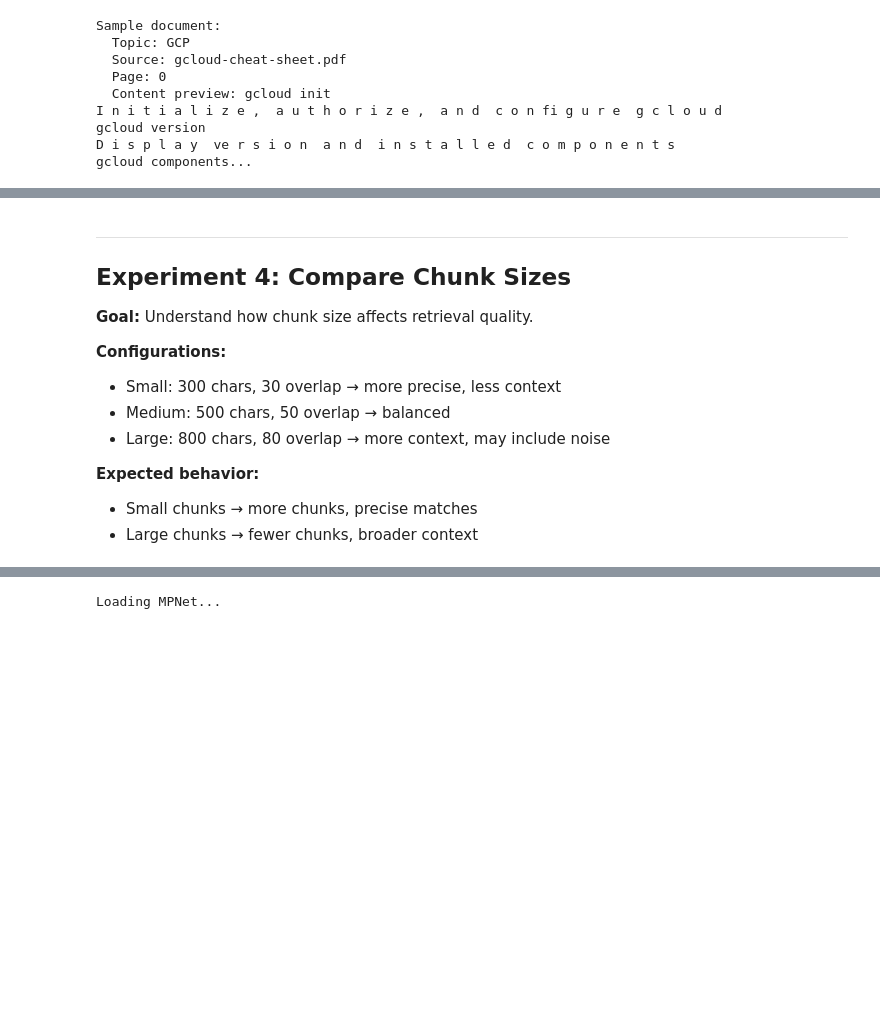
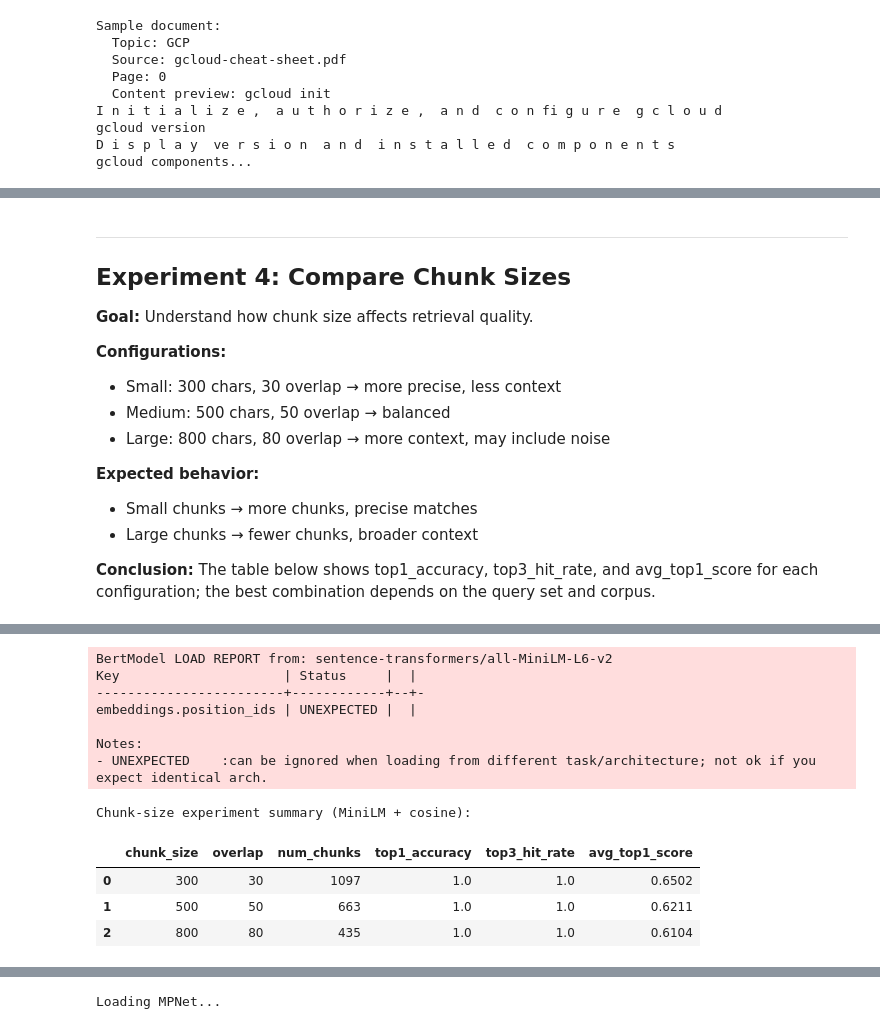
Before and after one commit to tkhamidulinnn/RAG-First-Project, a Jupyter notebook: notebooks/week2_faiss_retrieval_pipeline.ipynb, the cells around one changed output, grey strips where cells are left out. Drawn from its saved outputs; the diff is of its cells as text; code cells hidden in the pictures; blank space fills up the shorter version.

```diff
--- a/notebooks/week2_faiss_retrieval_pipeline.ipynb
+++ b/notebooks/week2_faiss_retrieval_pipeline.ipynb
@@ -323,18 +506,4 @@ Apr ...
 # %%
-# Test retrieval with ONE query
-query = "What is GIT?"
-query_embedding = model.encode([query], normalize_embeddings=True)
-query_embedding = np.array(query_embedding, dtype="float32")
-
-# Search top 3
-k = 3
-scores, indices = index.search(query_embedding, k)
-
-print(f"Query: '{query}'")
-print(f"\nTop {k} results:")
-for rank, (score, idx) in enumerate(zip(scores[0], indices[0]), 1):
-    chunk = chunks[idx]
-    print(f"\n{rank}. [{chunk.metadata['topic']}] score={score:.4f}")
-    print(f"   Source: {chunk.metadata['source']}")
-    print(f"   {chunk.page_content[:150]}...")
+print(f"Selected chunk strategy for the rest of Week 2: {CHOSEN_STRATEGY}")
+print("Reason: best top-1 relevance (tie-breaker: higher average top-1 cosine score).")
 # %% [output]
@@ -404,6 +567,8 @@ to...
 **Expected behavior:**
 - Small chunks → more chunks, precise matches
 - Large chunks → fewer chunks, broader context
+
+**Conclusion:** The table below shows top1_accuracy, top3_hit_rate, and avg_top1_score for each configuration; the best combination depends on the query set and corpus.
 # %%
 chunk_configs = [
     {"chunk_size": 300, "overlap": 30},
@@ -411,19 +576,40 @@ chunk_configs = [
     {"chunk_size": 800, "overlap": 80},
 ]
 
-print("Chunk size comparison:")
-print("=" * 50)
+# Evaluate chunk-size impact with fixed model/metric (MPNet + cosine)
+chunk_eval_rows = []
+for cfg in chunk_configs:
+    chunks_temp = chunk_documents(raw_docs, cfg["chunk_size"], cfg["overlap"])
+    store_temp = VectorStore(model_id=EMBEDDING_MODEL_ID)
+    store_temp.build_index(chunks_temp)
+    rag_temp = RAG(store_temp)
 
-for cfg in chunk_configs:
-    splitter = RecursiveCharacterTextSplitter(
-        chunk_size=cfg["chunk_size"],
-        chunk_overlap=cfg["overlap"],
-    )
-    chunks_temp = splitter.split_documents(raw_docs)
+    top1_hits = 0
+    top3_hits = 0
+    top1_scores = []
 
-    avg_len = np.mean([len(c.page_content) for c in chunks_temp])
+    for query in TEST_QUERIES:
+        expected = QUERY_EXPECTED_TOPIC[query]
+        results = rag_temp.retrieve(query, top_k=3)
+        top_topics = [r[1].metadata.get("topic", "?") for r in results]
 
-    print(f"\nChunk size: {cfg['chunk_size']}, Overlap: {cfg['overlap']}")
-    print(f"  Total chunks: {len(chunks_temp)}")
-    print(f"  Avg chunk length: {avg_len:.0f} chars")
+        if top_topics and top_topics[0] == expected:
+            top1_hits += 1
+        if expected in top_topics:
+            top3_hits += 1
+        if results:
+            top1_scores.append(results[0][0])
+
+    chunk_eval_rows.append({
+        "chunk_size": cfg["chunk_size"],
+        "overlap": cfg["overlap"],
+        "num_chunks": len(chunks_temp),
+        "top1_accuracy": round(top1_hits / len(TEST_QUERIES), 4),
+        "top3_hit_rate": round(top3_hits / len(TEST_QUERIES), 4),
+        "avg_top1_score": round(float(np.mean(top1_scores)), 4),
+    })
+
+chunk_eval_df = pd.DataFrame(chunk_eval_rows).sort_values(["top1_accuracy", "avg_top1_score"], ascending=False)
+print("Chunk-size experiment summary (MPNet + cosine):")
+chunk_eval_df
 # %% [output]
@@ -444,2 +630,14 @@ Chunk size: 800, Overlap: 80
+BertModel LOAD REPORT from: sentence-transformers/all-MiniLM-L6-v2
+Key                     | Status     |  |
+------------------------+------------+--+-
+embeddings.position_ids | UNEXPECTED |  |
+
+Notes:
+- UNEXPECTED    :can be ignored when loading from different task/architecture; not ok if you expect identical arch.
+Chunk-size experiment summary (MiniLM + cosine):
+|  | chunk_size | overlap | num_chunks | top1_accuracy | top3_hit_rate | avg_top1_score |
+| 0 | 300 | 30 | 1097 | 1.0 | 1.0 | 0.6502 |
+| 1 | 500 | 50 | 663 | 1.0 | 1.0 | 0.6211 |
+| 2 | 800 | 80 | 435 | 1.0 | 1.0 | 0.6104 |
 # %% [markdown]
 ---
```
Also changed, not shown: parts of 32 cells of this notebook, 8 other files.
